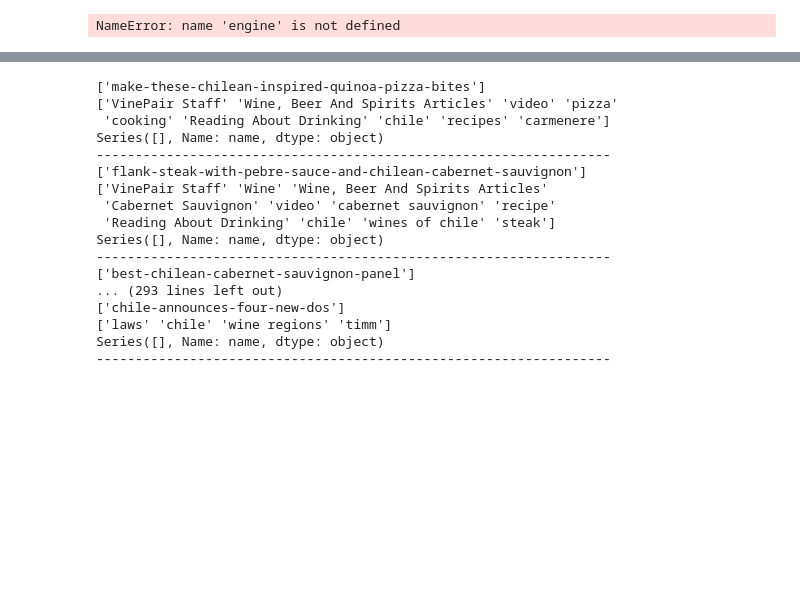
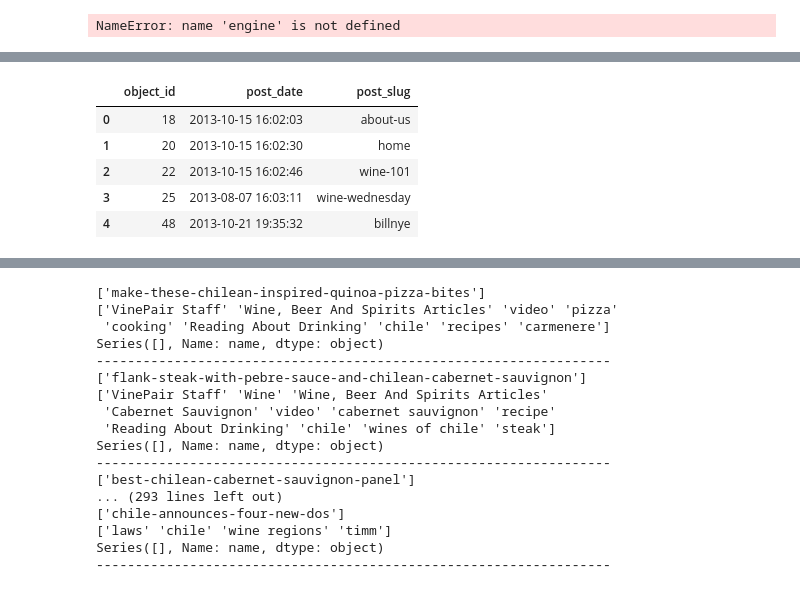
Before and after one commit to JocelynF/WineRegions, a Jupyter notebook: Testing Page Weights.ipynb, the cells around one changed output, grey strips where cells are left out. Saved outputs shown, nothing was run; the diff lists cells and outputs as text; code cells hidden in the pictures; blank space fills up the shorter version.

```diff
--- a/Testing Page Weights.ipynb
+++ b/Testing Page Weights.ipynb
@@ -52,6 +73,15 @@ wp_term_relat = pd.read_sql("select slug from wp_term_relationships;", dbconnect
 # %%
 post_info = make_query("select ID, post_date, post_name from wp_posts;")
 post_info = post_info.rename(columns={'ID': 'object_id', 'post_name': 'post_slug'})
+# %%
+post_info.head()
+# %% [output]
+|  | object_id | post_date | post_slug |
+| 0 | 18 | 2013-10-15 16:02:03 | about-us |
+| 1 | 20 | 2013-10-15 16:02:30 | home |
+| 2 | 22 | 2013-10-15 16:02:46 | wine-101 |
+| 3 | 25 | 2013-08-07 16:03:11 | wine-wednesday |
+| 4 | 48 | 2013-10-21 19:35:32 | billnye |
 # %%
 print(wp_tax.head())
 print(wp_terms.head())
```
Also changed, not shown: parts of 13 cells of this notebook.
